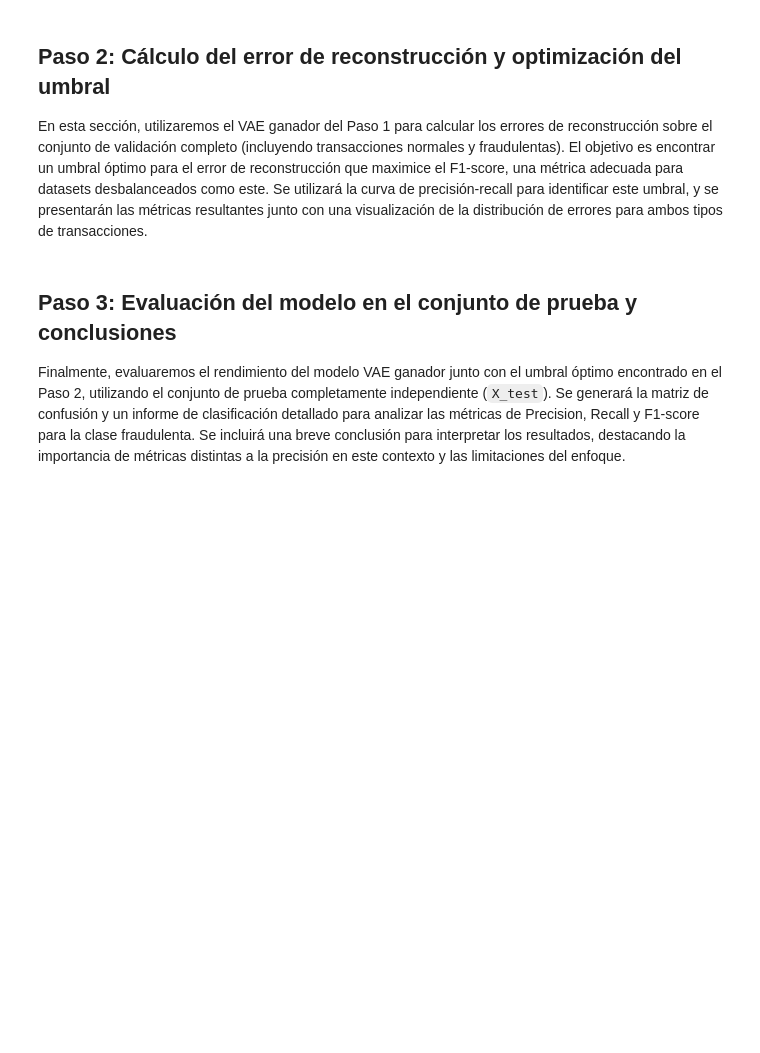
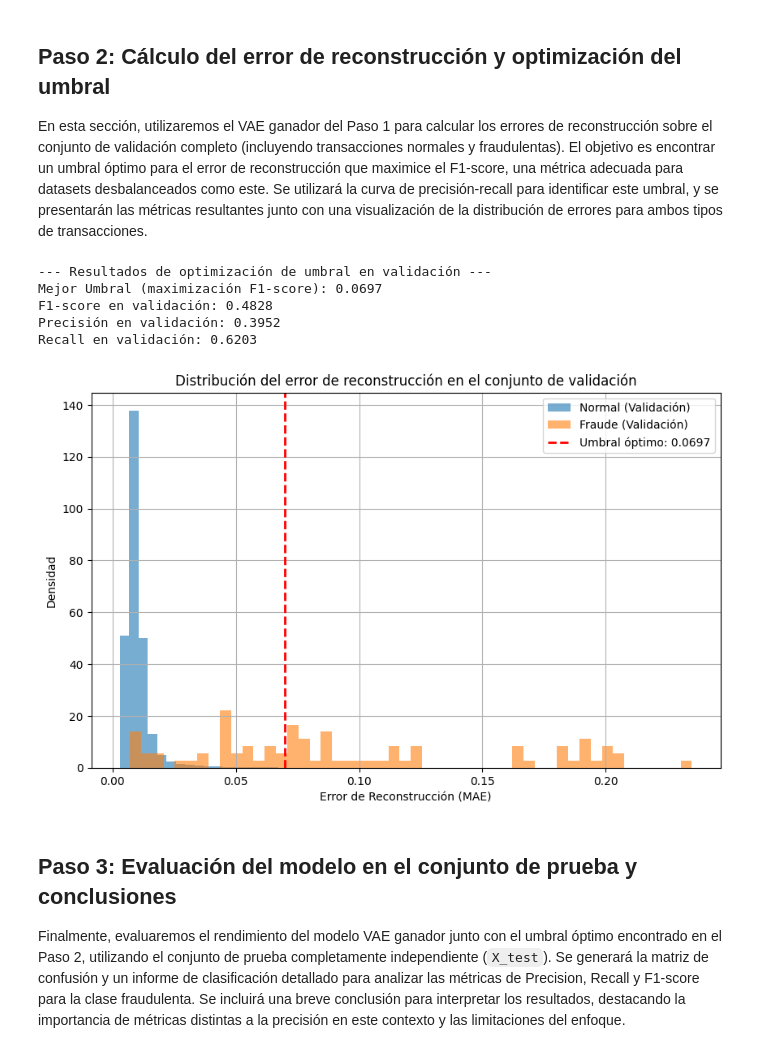
Before and after one commit to CaMunozS/topicos-avanzados, a Jupyter notebook: notebooks/Tarea 01_v7.ipynb, the cells around one changed output. Drawn from its saved outputs; the diff is of its cells as text; code cells hidden in the pictures; blank space fills up the shorter version.

```diff
--- a/notebooks/Tarea 01_v7.ipynb
+++ b/notebooks/Tarea 01_v7.ipynb
@@ -606,6 +627,7 @@ En esta sección, utilizaremos el VAE ganador del Paso 1 para calcular los error
 from sklearn.metrics import precision_recall_curve, f1_score, precision_score, recall_score
 import keras
 import keras.ops as ops # Import ops for backend-agnostic operations
+import numpy as np # Import numpy for nanargmax
 
 # Ensure best_vae is defined from the kernel state (assuming best_result is available)
 # Re-scale X_val before passing to predict, as best_vae expects scaled input
@@ -630,37 +652,44 @@ recall_for_thresholds = recall[:-1]
 f1_scores = (2 * precision_for_thresholds * recall_for_thresholds) / (precision_for_thresholds + recall_for_thresholds + keras.backend.epsilon()) # Use keras.backend.epsilon() for numerical stability
 
 # Find the threshold that maximizes the F1-score (handle potential NaN from division by zero)
-best_f1_idx = ops.nanargmax(f1_scores)
+best_f1_idx = np.nanargmax(f1_scores)
 best_threshold = thresholds[best_f1_idx]
 
 # Evaluate metrics at the best threshold
 y_pred_val = (reconstruction_error_val >= best_threshold).astype(int)
 f1_val = f1_score(y_val_true, y_pred_val, zero_division=0) # Add zero_division=0
 precision_val = precision_score(y_val_true, y_pred_val, zero_division=0)
 recall_val = recall_score(y_val_true, y_pred_val, zero_division=0)
 
 print(f"\n--- Resultados de optimización de umbral en validación ---")
 print(f"Mejor Umbral (maximización F1-score): {best_threshold:.4f}")
 print(f"F1-score en validación: {f1_val:.4f}")
 print(f"Precisión en validación: {precision_val:.4f}")
 print(f"Recall en validación: {recall_val:.4f}")
 
 # Plotting distribution of reconstruction errors for normal vs fraud in validation
 
 # Separate errors for normal and fraudulent transactions
 error_normal_val = reconstruction_error_val[y_val_true == 0]
 error_fraud_val = reconstruction_error_val[y_val_true == 1]
 
 plt.figure(figsize=(10, 6))
 plt.hist(error_normal_val, bins=50, density=True, alpha=0.6, label='Normal (Validación)')
 plt.hist(error_fraud_val, bins=50, density=True, alpha=0.6, label='Fraude (Validación)')
 plt.axvline(best_threshold, color='red', linestyle='dashed', linewidth=2, label=f'Umbral óptimo: {best_threshold:.4f}')
 plt.title('Distribución del error de reconstrucción en el conjunto de validación')
 plt.xlabel('Error de Reconstrucción (MAE)')
 plt.ylabel('Densidad')
 plt.legend()
 plt.grid(True)
 plt.show()
+# %% [output]
+--- Resultados de optimización de umbral en validación ---
+Mejor Umbral (maximización F1-score): 0.0697
+F1-score en validación: 0.4828
+Precisión en validación: 0.3952
+Recall en validación: 0.6203
+[figure, added]
 # %% [markdown]
 ## Paso 3: Evaluación del modelo en el conjunto de prueba y conclusiones
 
```
Also changed, not shown: parts of 6 cells of this notebook.
